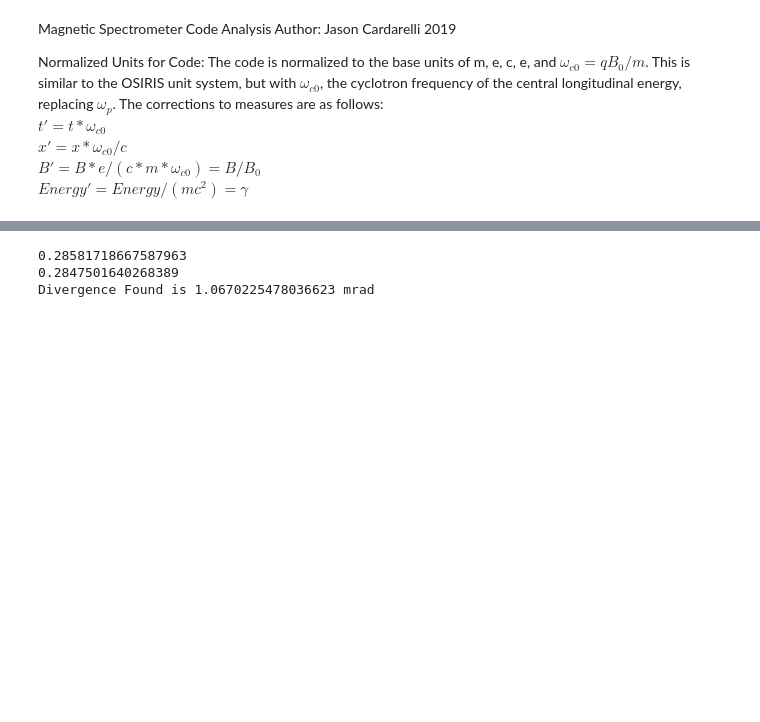
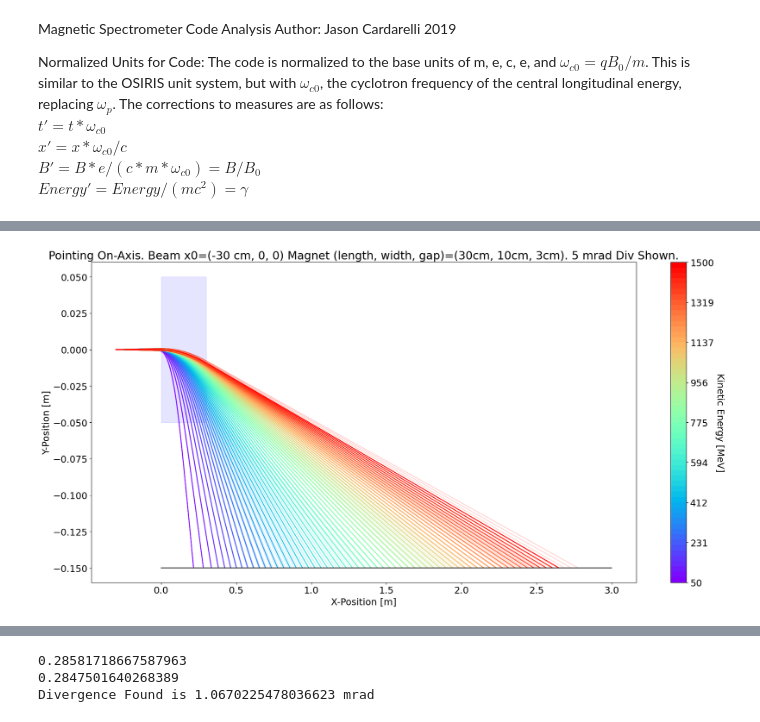
Before and after one commit to jcardar/MagnetSpec_ParticleTracker, a Jupyter notebook: data/analysis/analysis_mag_spec.ipynb, the cells around one changed output, grey strips where cells are left out. Cells and saved outputs as stored; diff of their text form; code cells hidden in the pictures; blank space fills up the shorter version.

```diff
--- a/data/analysis/analysis_mag_spec.ipynb
+++ b/data/analysis/analysis_mag_spec.ipynb
@@ -129,0 +134,96 @@ B_Norm = 1.2;
+# %%
+%matplotlib inline
+def array2cmap(X):
+    N = X.shape[0]
+
+    r = np.linspace(0., 1., N+1)
+    r = np.sort(np.concatenate((r, r)))[1:-1]
+
+    rd = np.concatenate([[X[i, 0], X[i, 0]] for i in range(N)])
+    gr = np.concatenate([[X[i, 1], X[i, 1]] for i in range(N)])
+    bl = np.concatenate([[X[i, 2], X[i, 2]] for i in range(N)])
+
+    rd = tuple([(r[i], rd[i], rd[i]) for i in range(2 * N)])
+    gr = tuple([(r[i], gr[i], gr[i]) for i in range(2 * N)])
+    bl = tuple([(r[i], bl[i], bl[i]) for i in range(2 * N)])
+
+
+    cdict = {'red': rd, 'green': gr, 'blue': bl}
+    return clr.LinearSegmentedColormap('my_colormap', cdict, N)
+# %%
+import matplotlib.cm as cm
+from matplotlib import colors as clr
+plt.rcParams.update({'font.size': 18})
+num_par    = len(posx);
+#print(num_par)
+omega_c0 = const.e*B_Norm / const.m_e;
+color_change_factor = 7
+# rL_norm    = np.sqrt(-(1 - gamma*gamma)/(gamma*gamma))*gamma;
+
+fig1, ax = plt.subplots(figsize = (20,10))
+colors = cm.rainbow(np.linspace(0, 1, int(float(num_par)/color_change_factor+1)))
+indx = -1
+for ii in range(num_par):
+    if energy[ii][0] == np.nan:
+        print('nan detected')
+        if ii%color_change_factor == 0:
+            print("ZERO")
+        continue
+    if ii%color_change_factor==0:
+        indx = indx + 1;
+        new_plot = ax.plot(np.array(posx[ii])*const.c/omega_c0, np.array(posy[ii])*const.c/omega_c0, color = colors[indx], label=f'KE = {energy[ii][0]:.2f} MeV', alpha = 1);
+    else:
+        ax.plot(np.array(posx[ii])*const.c/omega_c0, np.array(posy[ii])*const.c/omega_c0, label='_nolegend_', color=new_plot[0].get_color(), alpha = 0.2);
+print("plotted pars")
+num_mag = len(magnet.index)
+for ii in range(num_mag):
+##     rect = patches.Rectangle((magnet.iloc[ii][2]*const.c/omega_c0,(magnet.iloc[ii][3]-(magnet.iloc[ii][6]/2)))*const.c/omega_c0,magnet.iloc[ii][5]*const.c/omega_c0,magnet.iloc[ii][6]*const.c/omega_c0,linewidth=1,edgecolor='b',facecolor='b', fill=True, alpha=0.1)
+    rect = patches.Rectangle((magnet['mag_posx'][ii]*const.c/omega_c0,(magnet['mag_posy'][ii]-(magnet['width'][ii]/2.0))*const.c/omega_c0),magnet['length'][ii]*const.c/omega_c0,magnet['width'][ii]*const.c/omega_c0,linewidth=1,edgecolor='b',facecolor='b', fill=True, alpha=0.1)
+##     plt.ylim((magnet.iloc[ii][3]-(magnet.iloc[ii][6]/2)-0.01),(magnet.iloc[ii][3]+(magnet.iloc[ii][6]/2)+0.01))
+    ax.add_patch(rect)
+print("plotted mags")
+
+num_screen = len(screen.index)
+for ii in range(num_screen):
+    #if ii ==0:
+    #    screenX = np.array([screen['screen_low_energy_edgex'][ii]+(0.1*omega_c0/const.c),screen['screen_low_energy_edgex'][ii]+(screen['length'][ii]*np.cos(np.deg2rad(screen['degrees about z-axis'][ii])))])*const.c/omega_c0
+    #else:
+    screenX = np.array([screen['screen_low_energy_edgex'][ii],screen['screen_low_energy_edgex'][ii]+(screen['length'][ii]*np.cos(np.deg2rad(screen['degrees about z-axis'][ii])))])*const.c/omega_c0
+    screenY = np.array([screen['screen_low_energy_edgey'][ii],screen['screen_low_energy_edgey'][ii]+(screen['length'][ii]*np.sin(np.deg2rad(screen['degrees about z-axis'][ii])))])*const.c/omega_c0
+    plt.plot(screenX,screenY,'-k')
+#     plt.xlim(0, screen.iloc[ii][1]+(screen.iloc[ii][5]*np.cos(np.deg2rad(screen.iloc[ii][4]))));
+print("plotted screens")
+ax.set_xlabel('X-Position [m]')
+ax.set_ylabel('Y-Position [m]')
+#ax.set_title("One Nd Quadrupole, 1 cm r1, 5 cm r2, 30 cm length");
+ax.set_title("Pointing On-Axis. Beam x0=(-30 cm, 0, 0) Magnet (length, width, gap)=(30cm, 10cm, 3cm). 5 mrad Div Shown.")
+# ax.axis('equal');
+
+#ax.set_xlim([0.0, 0.02]);
+# ax.set_ylim([-0.2, 0.4]);
+# print(type(colors))
+
+my_colormap = array2cmap(colors)
+# print(my_colormap)
+
+sm = plt.cm.ScalarMappable(cmap=my_colormap, norm=plt.Normalize(vmin=energy[0][0], vmax=energy[-1][0]))
+
+cbar = fig1.colorbar(sm, cmap = my_colormap, ax = ax,)
+
+# Get the default ticks and tick labels
+ticklabels = cbar.ax.get_ymajorticklabels()
+ticks = list(cbar.get_ticks())
+# print(ticks)
+# ene_no_nans = np.delete(energy, [np.any(i) for i in np.isnan(np.array(energy))], axis = 0)
+# Append the ticks (and their labels) for minimum and the maximum value
+# print(energy[0][0], energy[-3][0])
+# print(np.linspace(ene_no_nans[0][0], ene_no_nans[-1][0], len(ticks)))
+fig1.patch.set_facecolor('white')
+cbar.set_ticks(np.linspace(energy[0][0], energy[-3][0], len(ticks)))
+cbar.ax.set_ylabel('Kinetic Energy [MeV]', rotation=270, labelpad=20)
+# ax.set_xlim([-0.4, -0.09]);
+# ax.set_ylim([-0.001, 0.001])
+plt.tight_layout()
+
+# ax.legend( bbox_to_anchor=(1.02, 1), loc='upper left',prop={'size': 10});
+# %% [output]
@@ -130,3 +233,4 @@ B_Norm = 1.2;
+[figure, added]
 # %%
 import matplotlib.cm as cm
 num_par    = len(posx);
```
Also changed, not shown: parts of 7 cells of this notebook, 5 other files.
